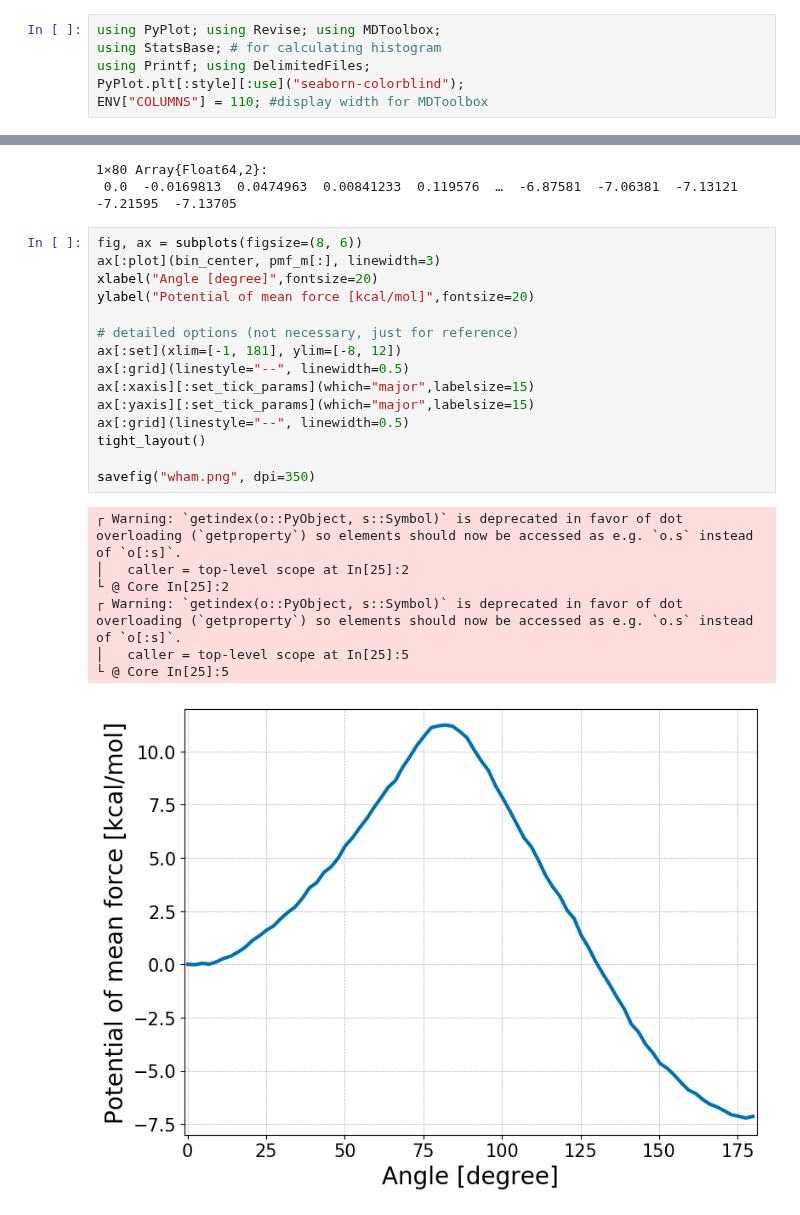
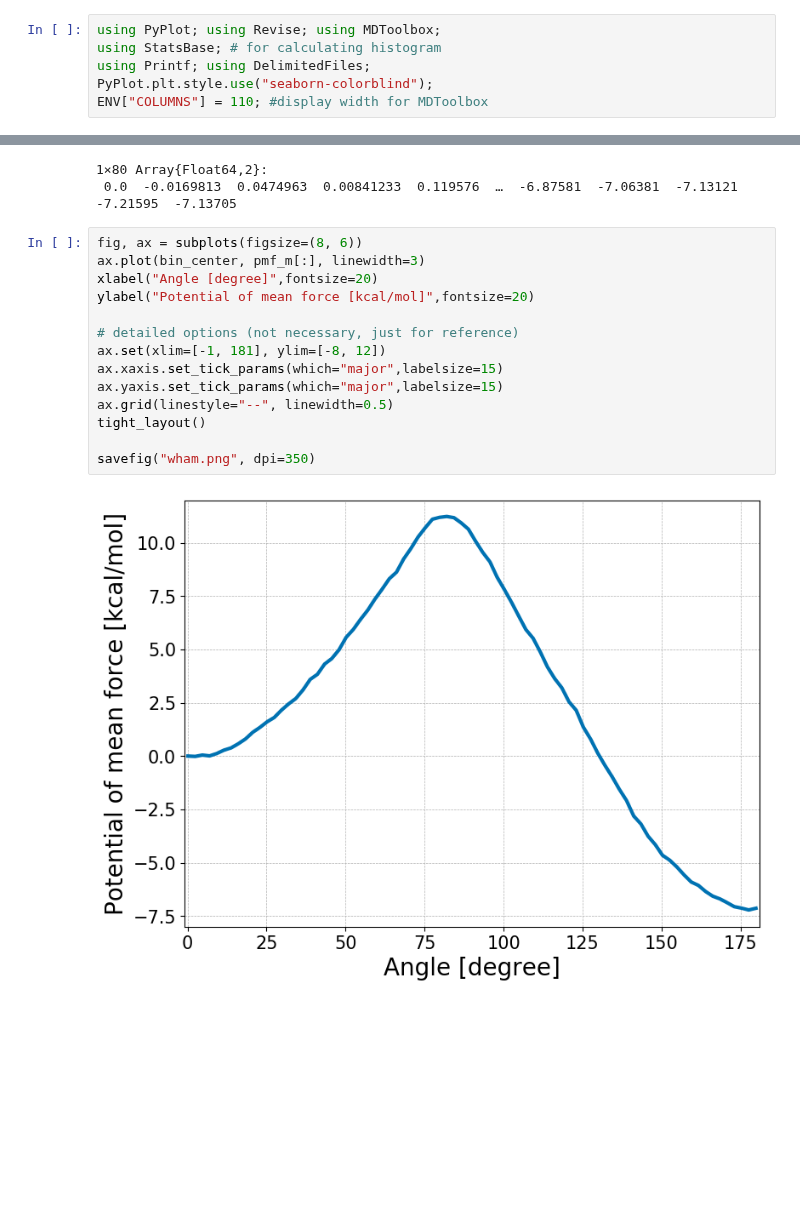
Before and after one commit to matsunagalab/MDToolbox.jl, a Jupyter notebook: notebook/wham.ipynb, the cells around one changed output, grey strips where cells are left out. Cells and saved outputs as stored; diff of their text form; blank space fills up the shorter version.

Commit message:
fix deprecated PyPlot syntax in wham notebook

```diff
--- a/notebook/wham.ipynb
+++ b/notebook/wham.ipynb
@@ -2,5 +2,5 @@
 using PyPlot; using Revise; using MDToolbox;
 using StatsBase; # for calculating histogram
 using Printf; using DelimitedFiles;
-PyPlot.plt[:style][:use]("seaborn-colorblind");
+PyPlot.plt.style.use("seaborn-colorblind");
 ENV["COLUMNS"] = 110; #display width for MDToolbox
@@ -91,24 +84,17 @@ free energies = 0.000000 -0.332817 -0.314024 -0.175781 0.094670 0.427112 0.87503
  0.0  -0.0169813  0.0474963  0.00841233  0.119576  …  -6.87581  -7.06381  -7.13121  -7.21595  -7.13705
 # %%
 fig, ax = subplots(figsize=(8, 6))
-ax[:plot](bin_center, pmf_m[:], linewidth=3)
+ax.plot(bin_center, pmf_m[:], linewidth=3)
 xlabel("Angle [degree]",fontsize=20)
 ylabel("Potential of mean force [kcal/mol]",fontsize=20)
 
 # detailed options (not necessary, just for reference)
-ax[:set](xlim=[-1, 181], ylim=[-8, 12])
-ax[:grid](linestyle="--", linewidth=0.5)
-ax[:xaxis][:set_tick_params](which="major",labelsize=15)
-ax[:yaxis][:set_tick_params](which="major",labelsize=15)
-ax[:grid](linestyle="--", linewidth=0.5)
+ax.set(xlim=[-1, 181], ylim=[-8, 12])
+ax.xaxis.set_tick_params(which="major",labelsize=15)
+ax.yaxis.set_tick_params(which="major",labelsize=15)
+ax.grid(linestyle="--", linewidth=0.5)
 tight_layout()
 
 savefig("wham.png", dpi=350)
 # %% [output]
-┌ Warning: `getindex(o::PyObject, s::Symbol)` is deprecated in favor of dot overloading (`getproperty`) so elements should now be accessed as e.g. `o.s` instead of `o[:s]`.
-│   caller = top-level scope at In[25]:2
-└ @ Core In[25]:2
-┌ Warning: `getindex(o::PyObject, s::Symbol)` is deprecated in favor of dot overloading (`getproperty`) so elements should now be accessed as e.g. `o.s` instead of `o[:s]`.
-│   caller = top-level scope at In[25]:5
-└ @ Core In[25]:5
-[figure, old version]
+[figure, new version]
```
Also changed, not shown: parts of 2 cells of this notebook, 1 other file.
